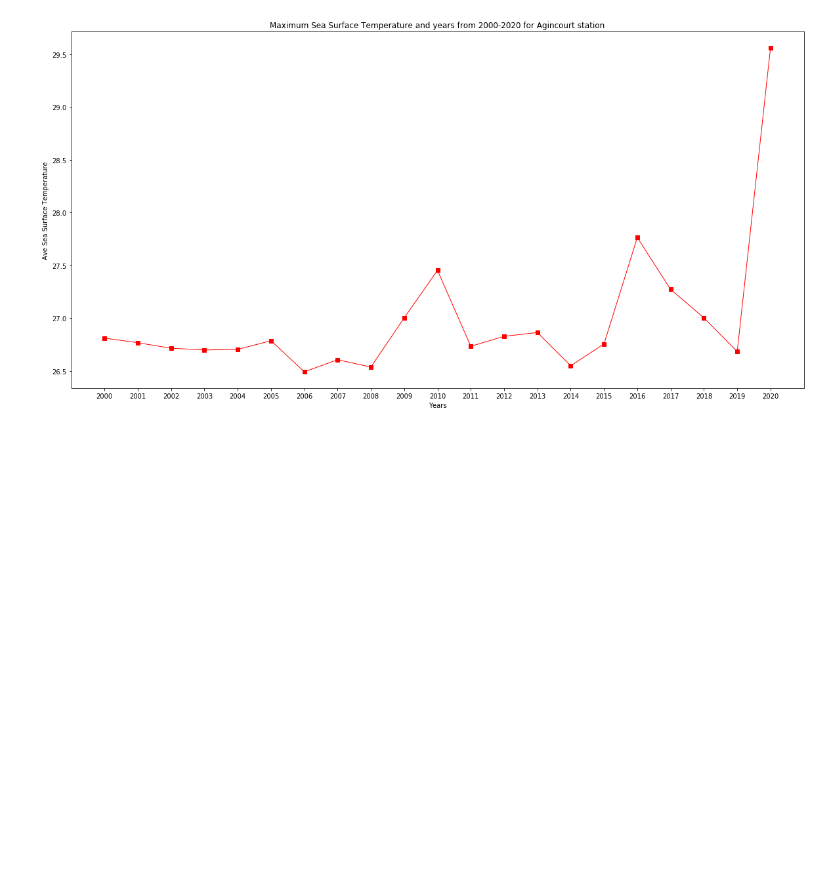
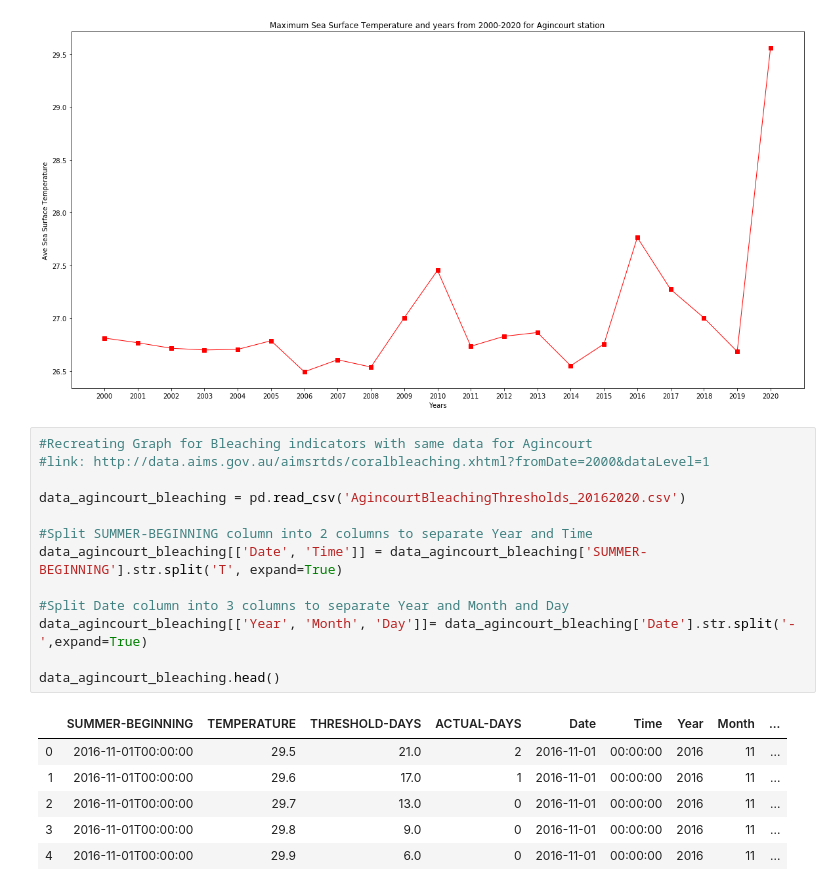
Before and after one commit to Aastha-Arora/Great-Barrier-Reef, a Jupyter notebook: Data Exploration/Agincourt_Northern.ipynb, the cells around one changed output. Saved outputs shown, nothing was run; the diff lists cells and outputs as text; blank space fills up the shorter version.

```diff
--- a/Data Exploration/Agincourt_Northern.ipynb
+++ b/Data Exploration/Agincourt_Northern.ipynb
@@ -738,3 +738,23 @@ plt.title("Maximum Sea Surface Temperature and years from 2000-2020 for Agincour
 plt.show()
 # %% [output]
 [figure]
+# %%
+#Recreating Graph for Bleaching indicators with same data for Agincourt
+#link: http://data.aims.gov.au/aimsrtds/coralbleaching.xhtml?fromDate=2000&dataLevel=1
+
+data_agincourt_bleaching = pd.read_csv('AgincourtBleachingThresholds_20162020.csv')
+
+#Split SUMMER-BEGINNING column into 2 columns to separate Year and Time
+data_agincourt_bleaching[['Date', 'Time']] = data_agincourt_bleaching['SUMMER-BEGINNING'].str.split('T', expand=True)
+
+#Split Date column into 3 columns to separate Year and Month and Day
+data_agincourt_bleaching[['Year', 'Month', 'Day']]= data_agincourt_bleaching['Date'].str.split('-',expand=True)
+
+data_agincourt_bleaching.head()
+# %% [output]
+|  | SUMMER-BEGINNING | TEMPERATURE | THRESHOLD-DAYS | ACTUAL-DAYS | Date | Time | Year | Month | ... |
+| 0 | 2016-11-01T00:00:00 | 29.5 | 21.0 | 2 | 2016-11-01 | 00:00:00 | 2016 | 11 | ... |
+| 1 | 2016-11-01T00:00:00 | 29.6 | 17.0 | 1 | 2016-11-01 | 00:00:00 | 2016 | 11 | ... |
+| 2 | 2016-11-01T00:00:00 | 29.7 | 13.0 | 0 | 2016-11-01 | 00:00:00 | 2016 | 11 | ... |
+| 3 | 2016-11-01T00:00:00 | 29.8 | 9.0 | 0 | 2016-11-01 | 00:00:00 | 2016 | 11 | ... |
+| 4 | 2016-11-01T00:00:00 | 29.9 | 6.0 | 0 | 2016-11-01 | 00:00:00 | 2016 | 11 | ... |
```
Also changed, not shown: parts of 4 cells of this notebook.
